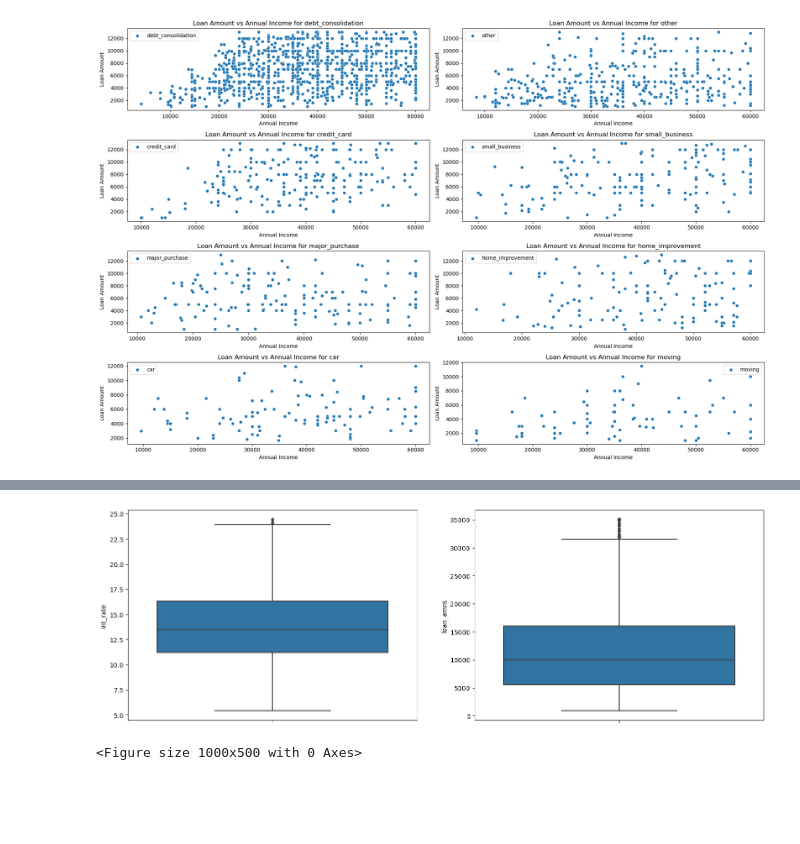
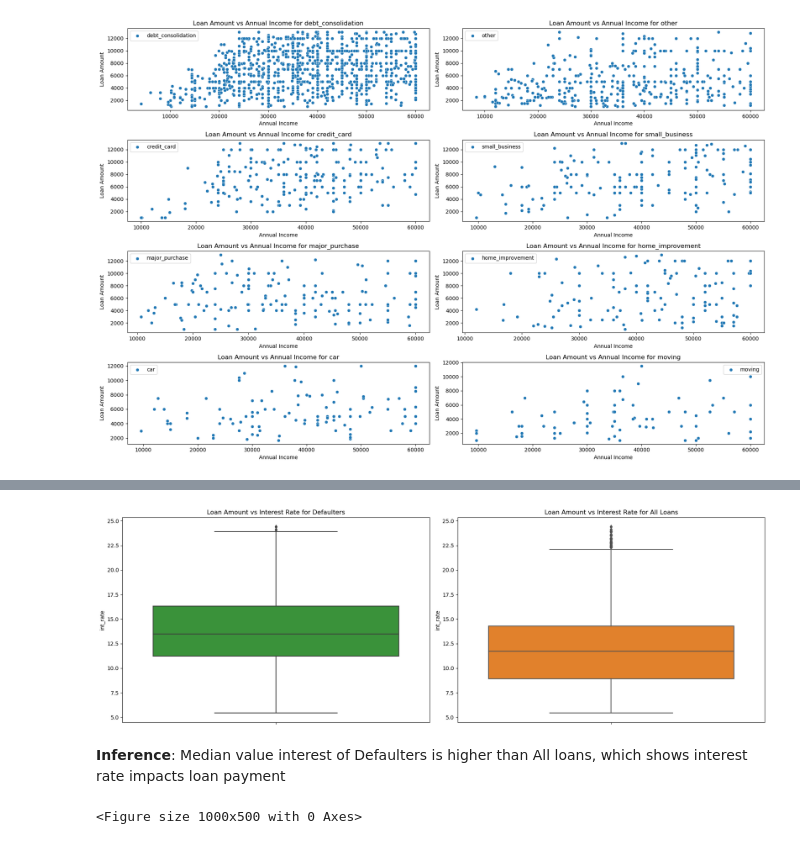
Before and after one commit to kondajji/Lending-Club_CaseStudy_TS, a Jupyter notebook: LendingClubCaseStudy.ipynb, the cells around one changed output, grey strips where cells are left out. Drawn from its saved outputs; the diff is of its cells as text; code cells hidden in the pictures; blank space fills up the shorter version.

```diff
--- a/LendingClubCaseStudy.ipynb
+++ b/LendingClubCaseStudy.ipynb
@@ -146,6 +178,6 @@ loan.loc[:, 'issue_year'] = loan.issue_date.dt.year
 # %%
-# Additional derived fields
-# Create loan_amnt groups of 5K as derived column
 
 loan['loan_amnt_groups'] = pd.cut(loan['loan_amnt'], bins=7,precision =0,labels=['0-5k','5k-10k','10k-15k','15k-20k','20k-25k','25k-30k','30k-35k'])
 loan['interest_groups'] = pd.cut(loan['int_rate'], bins=5,precision =0,labels=['5-10','10-15','15-20','20-25','25-30'])
+loan['annual_inc_groups'] = pd.cut(loan['annual_inc'], bins=5,precision =0,labels=['0-40k','40k-80k','80k-120k','120k-160k','160k-200k'])
+loan['sub_grade_groups'] = loan['sub_grade'].str[1]
@@ -528,15 +648,15 @@ plt.show()
 # %%
-# Analyse Interest rate distribution and loan amount distribution using scatter plot
-
-# find the correlation between interest rate and defaulters have box plot
-
-fig, axes = plt.subplots(1,2, figsize=(18,6))
-
-sns.boxplot(y='int_rate', data=loan_def, ax=axes[0])
-sns.boxplot(y='loan_amnt', data=loan_def, ax=axes[1])
+fig,axes = plt.subplots(1,2, figsize=(18,6))
+sns.boxplot(y='int_rate', data=loan_def, ax=axes[0], color=colors[2])
+sns.boxplot(y='int_rate', data=loan, ax=axes[1], color=colors[1])
+axes[0].set_title('Loan Amount vs Interest Rate for Defaulters')
+axes[1].set_title('Loan Amount vs Interest Rate for All Loans')
+plt.tight_layout()
 plt.show()
 # %% [output]
-[figure, old version]
+[figure, new version]
+# %% [markdown]
+**Inference**: Median value interest of Defaulters is higher than All loans, which shows interest rate impacts loan payment
 # %%
 plt.figure(figsize=(10,5))
 sns.jointplot(x='int_rate', y='loan_amnt', data=loan_def, kind='reg')
```
Also changed, not shown: parts of 123 cells of this notebook, 1 other file.
